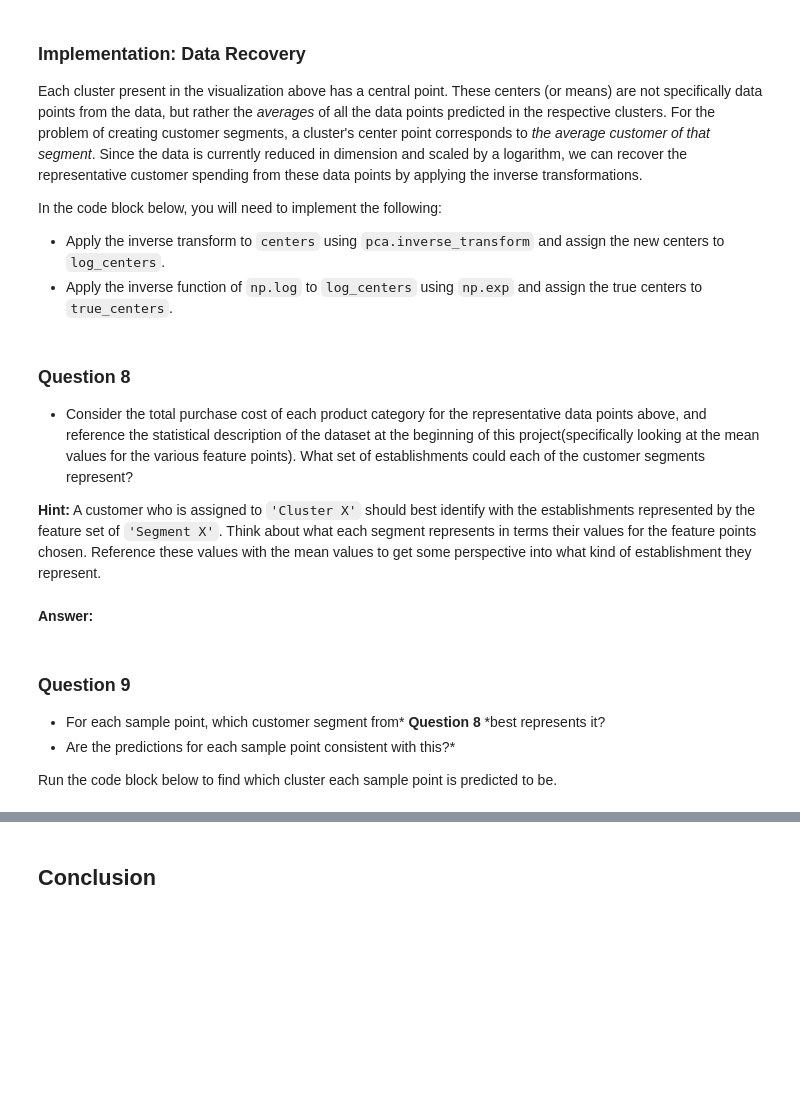
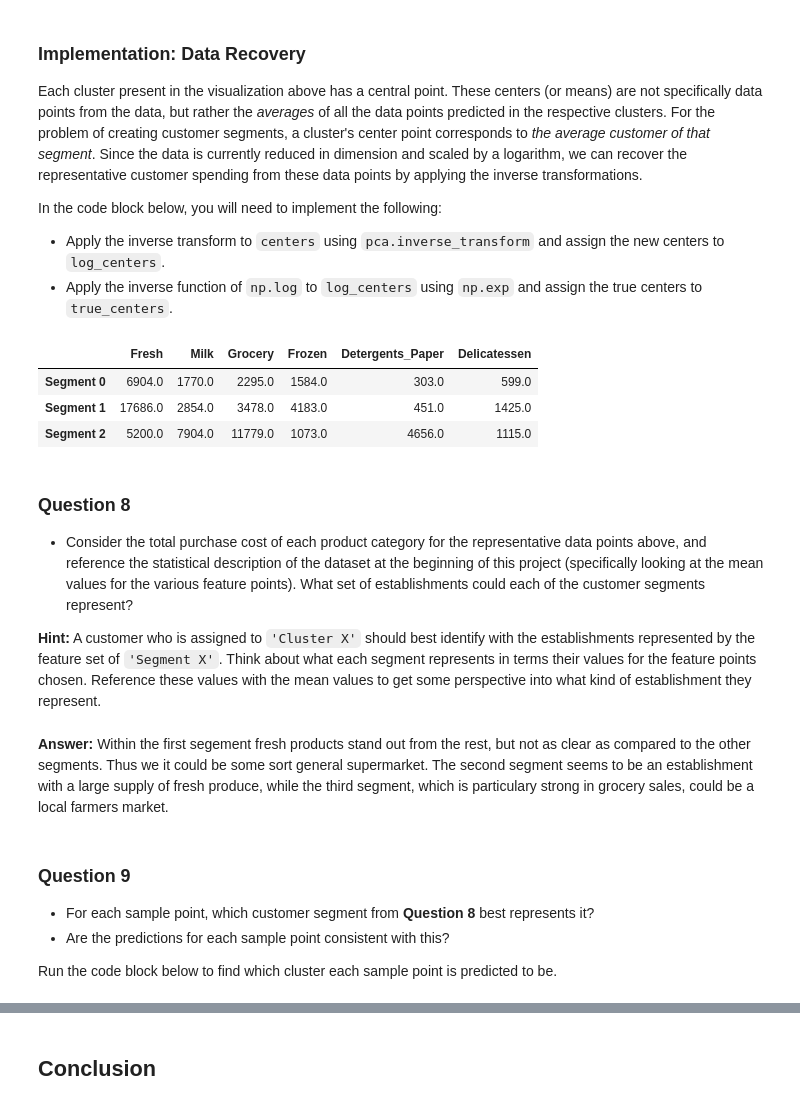
Before and after one commit to ASR-Engineering-Consulting/udacity-ml-nanodegree, a Jupyter notebook: customer_segments/customer_segments.ipynb, the cells around one changed output, grey strips where cells are left out. Drawn from its saved outputs; the diff is of its cells as text; code cells hidden in the pictures; blank space fills up the shorter version.

Commit message:
Update/add files for submission of customer segments

```diff
--- a/customer_segments/customer_segments.ipynb
+++ b/customer_segments/customer_segments.ipynb
@@ -574,6 +614,8 @@ score = None
 # %% [markdown]
 ### Cluster Visualization
 Once you've chosen the optimal number of clusters for your clustering algorithm using the scoring metric above, you can now visualize the results by executing the code block below. Note that, for experimentation purposes, you are welcome to adjust the number of clusters for your clustering algorithm to see various visualizations. The final visualization provided should, however, correspond with the optimal number of clusters.
+# %%
+_, _, preds, centers = run_clusterer(n=3)
 # %%
 # Display the results of the clustering from implementation
 vs.cluster_results(reduced_data, preds, centers, pca_samples)
@@ -586,29 +630,35 @@ In the code block below, you will need to implement the following:
  - Apply the inverse function of `np.log` to `log_centers` using `np.exp` and assign the true centers to `true_centers`.
 # %%
 # TODO: Inverse transform the centers
-log_centers = None
+log_centers = pca.inverse_transform(centers)
 
 # TODO: Exponentiate the centers
-true_centers = None
+true_centers = np.exp(log_centers)
 
 # Display the true centers
 segments = ['Segment {}'.format(i) for i in range(0,len(centers))]
 true_centers = pd.DataFrame(np.round(true_centers), columns = data.keys())
 true_centers.index = segments
 display(true_centers)
+# %% [output]
+|  | Fresh | Milk | Grocery | Frozen | Detergents_Paper | Delicatessen |
+| Segment 0 | 6904.0 | 1770.0 | 2295.0 | 1584.0 | 303.0 | 599.0 |
+| Segment 1 | 17686.0 | 2854.0 | 3478.0 | 4183.0 | 451.0 | 1425.0 |
+| Segment 2 | 5200.0 | 7904.0 | 11779.0 | 1073.0 | 4656.0 | 1115.0 |
 # %% [markdown]
 ### Question 8
 
-* Consider the total purchase cost of each product category for the representative data points above, and reference the statistical description of the dataset at the beginning of this project(specifically looking at the mean values for the various feature points). What set of establishments could each of the customer segments represent?
+* Consider the total purchase cost of each product category for the representative data points above, and reference the statistical description of the dataset at the beginning of this project (specifically looking at the mean values for the various feature points). What set of establishments could each of the customer segments represent?
 
 **Hint:** A customer who is assigned to `'Cluster X'` should best identify with the establishments represented by the feature set of `'Segment X'`. Think about what each segment represents in terms their values for the feature points chosen. Reference these values with the mean values to get some perspective into what kind of establishment they represent.
-# %% [markdown]
-**Answer:**
+# %% [markdown]
+**Answer:**
+Within the first segement fresh products stand out from the rest, but not as clear as compared to the other segments. Thus we it could be some sort general supermarket. The second segment seems to be an establishment with a large supply of fresh produce, while the third segment, which is particulary strong in grocery sales, could be a local farmers market.
 # %% [markdown]
 ### Question 9
 
-* For each sample point, which customer segment from* **Question 8** *best represents it?
-* Are the predictions for each sample point consistent with this?*
+* For each sample point, which customer segment from **Question 8** best represents it?
+* Are the predictions for each sample point consistent with this?
 
 Run the code block below to find which cluster each sample point is predicted to be.
 # %%
```
Also changed, not shown: parts of 20 cells of this notebook, 1 other file.
